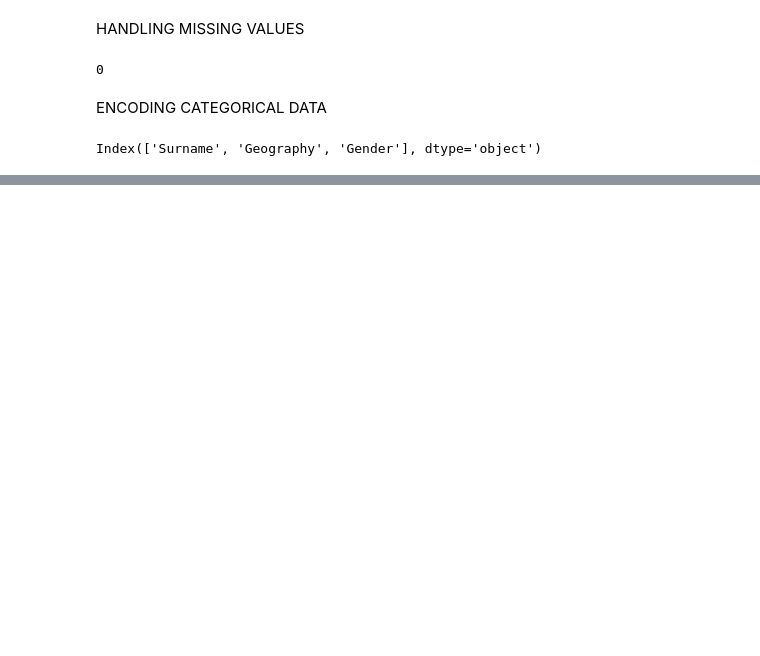
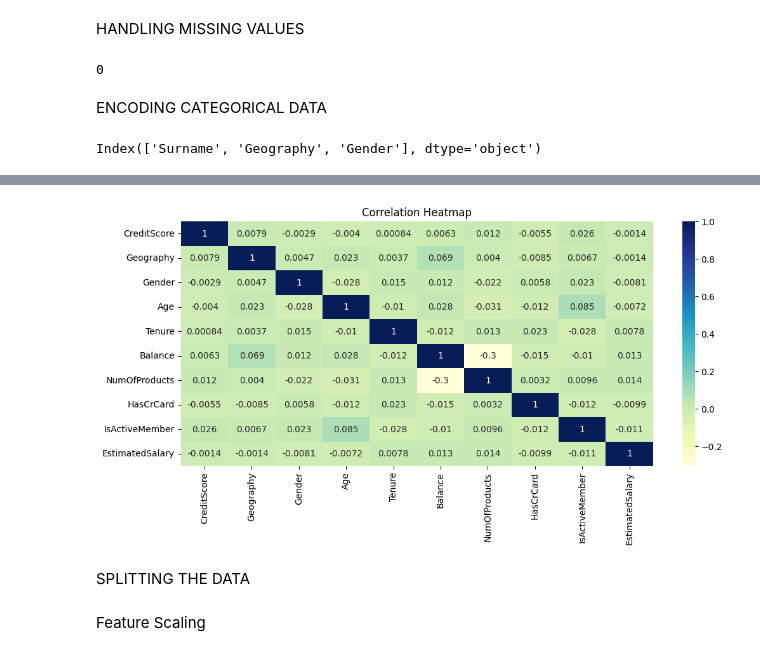
Before and after one commit to okechukwuchude/costomer-churn-rate-prediction, a Jupyter notebook: churn model.ipynb, the cells around one changed output, grey strips where cells are left out. Saved outputs shown, nothing was run; the diff lists cells and outputs as text; code cells hidden in the pictures; blank space fills up the shorter version.

```diff
--- a/churn model.ipynb
+++ b/churn model.ipynb
@@ -98,0 +120,13 @@ dataset.head(5)
+# %%
+# Create a heat map
+correlation_matrix = dataset2.corr()
+
+# Plot the heatmap
+plt.figure(figsize=(12, 5))
+sns.heatmap(correlation_matrix, annot=True, cmap="YlGnBu")
+plt.title("Correlation Heatmap")
+plt.show()
+# %% [output]
+[figure, added]
+# %% [markdown]
+SPLITTING THE DATA
@@ -98,0 +139,2 @@ dataset.head(5)
+# %% [markdown]
+Feature Scaling
```
Also changed, not shown: parts of 14 cells of this notebook.
